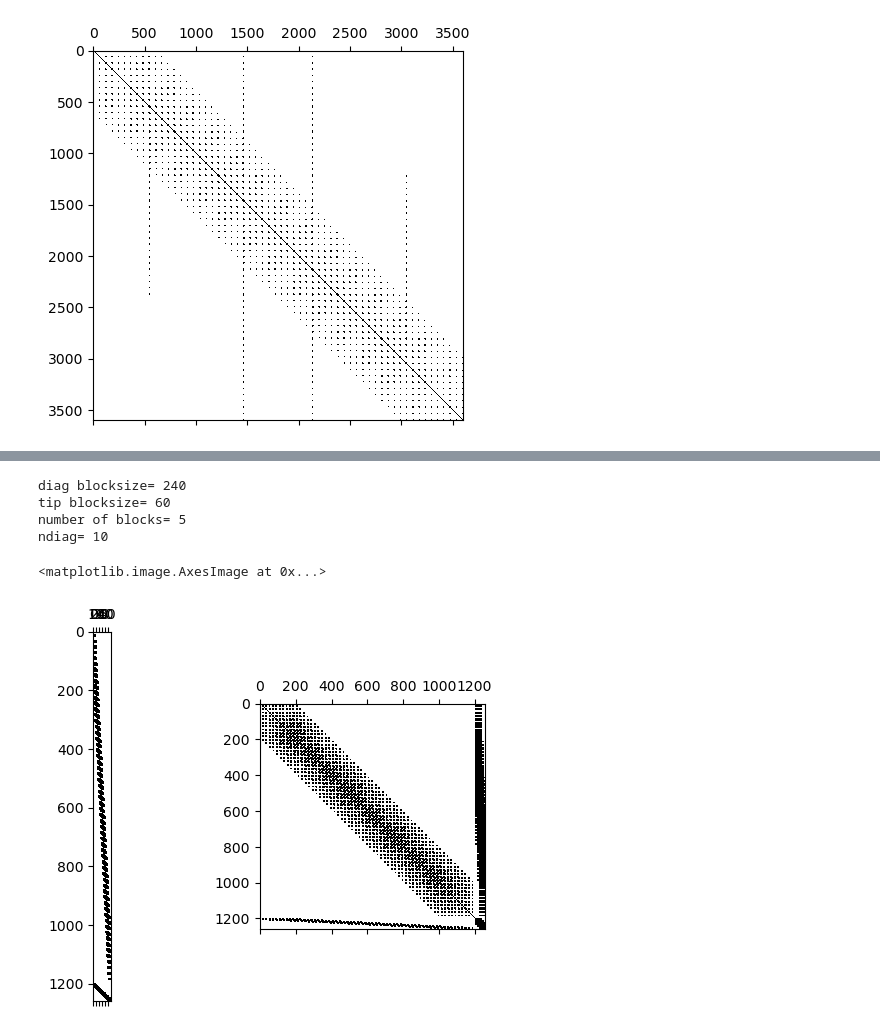
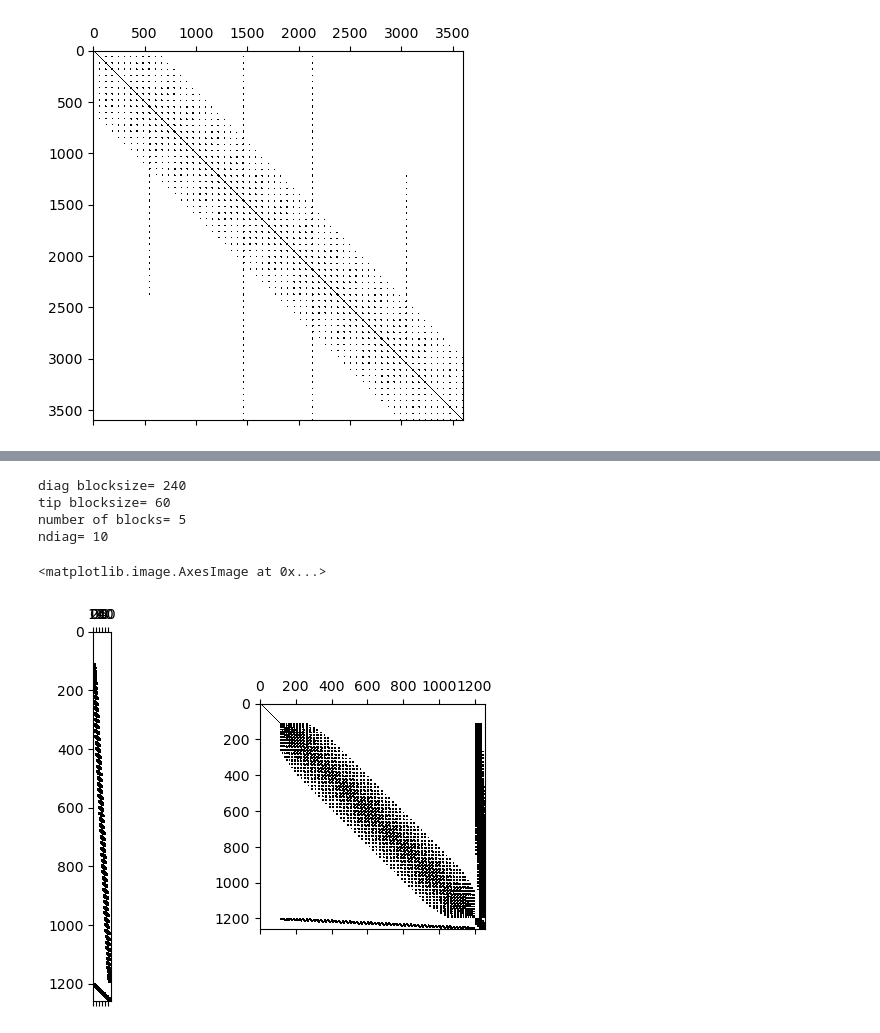
Before and after one commit to jiangcao/MAGI, a Jupyter notebook: f2py/examples/agnr5/ex1_bse.ipynb, the cells around one changed output, grey strips where cells are left out. Cells and saved outputs as stored; diff of their text form; code cells hidden in the pictures.

```diff
--- a/f2py/examples/agnr5/ex1_bse.ipynb
+++ b/f2py/examples/agnr5/ex1_bse.ipynb
@@ -121,27 +142,27 @@ blocksize = nb*length
 ndiag = nb
 # %%
 import scipy.linalg as la
-A = system1.copy()
+A = system1[-blocksize*(ndiag*2+1):,-blocksize*(ndiag*2+1):].copy()
 L = L1.copy()
 diag_blocksize = blocksize*4
 arrow_blocksize = blocksize
 print('diag blocksize=',diag_blocksize)
 print('tip blocksize=',arrow_blocksize)
 print('number of blocks=',(A.shape[0]-arrow_blocksize)//diag_blocksize)
 print('ndiag=',ndiag)
 
 B = np.zeros((A.shape[0],arrow_blocksize),dtype=A.dtype)
-B = L[:,-arrow_blocksize:]
+B = L[-A.shape[0]:,-arrow_blocksize:]
 plt.subplot(1,2,1)
 plt.spy(B)
 plt.subplot(1,2,2)
 plt.spy(A)
 # %% [output]
 diag blocksize= 240
 tip blocksize= 60
 number of blocks= 5
 ndiag= 10
 <matplotlib.image.AxesImage at 0x...>
-[figure, old version]
+[figure, new version]
 # %%
 
```
Also changed, not shown: parts of 12 cells of this notebook.
